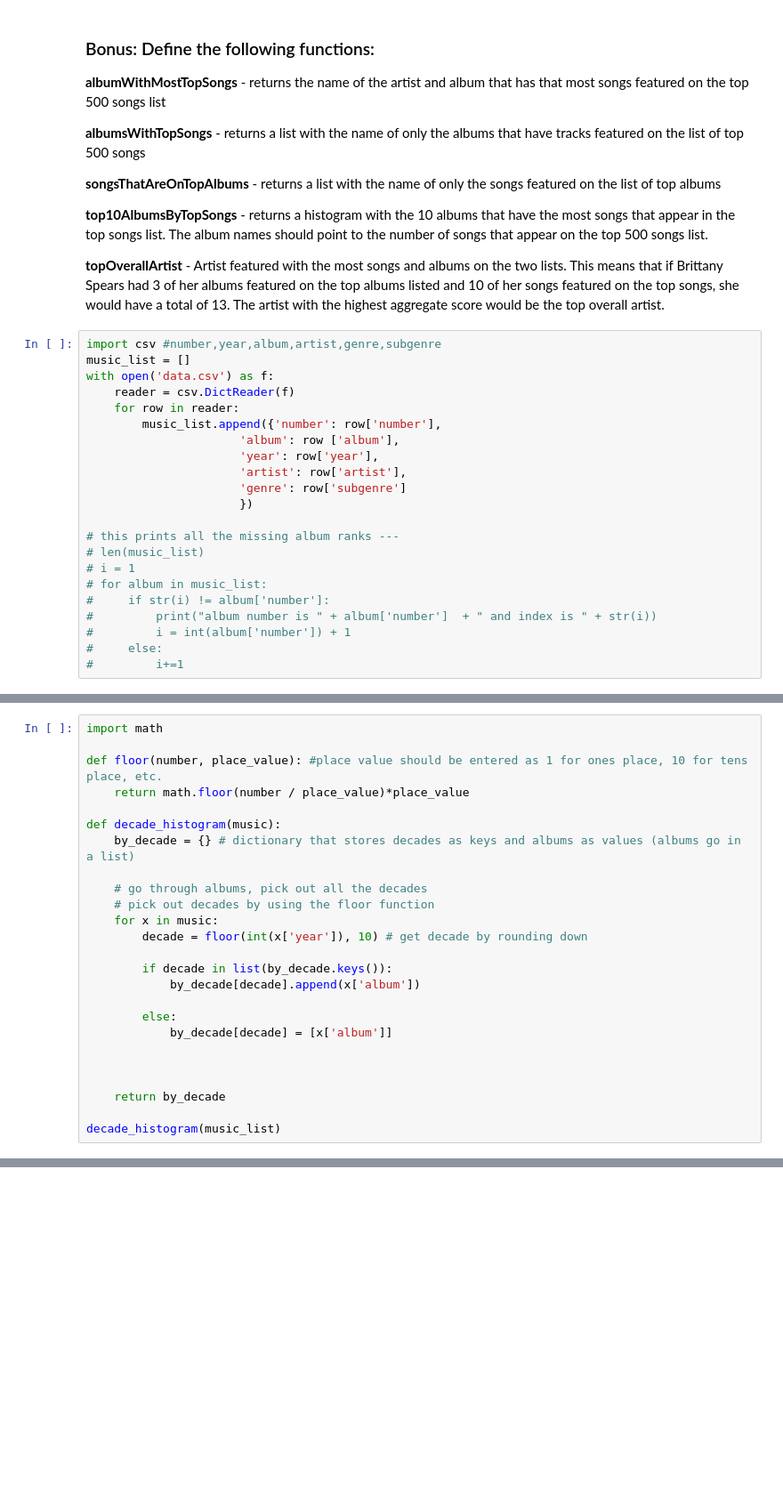
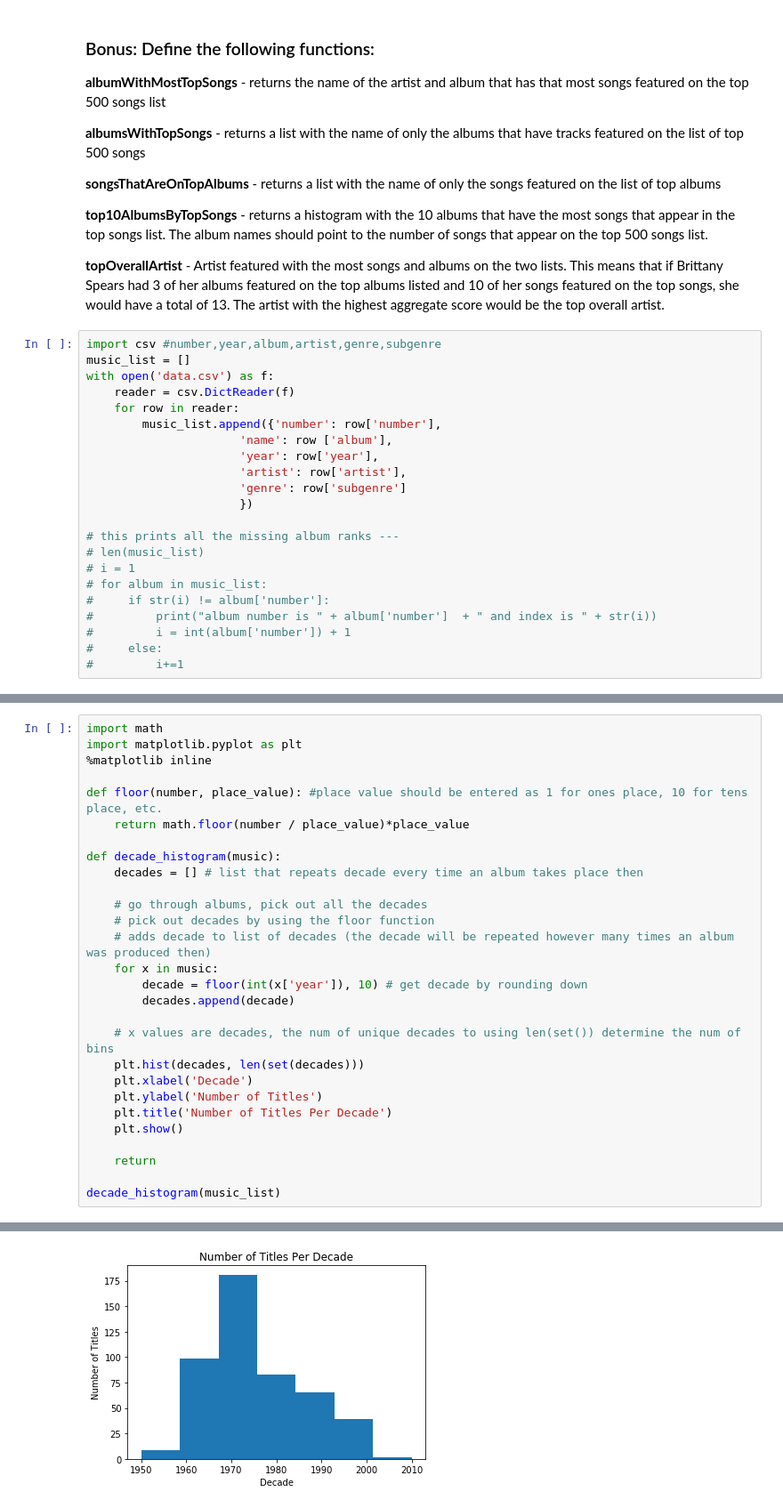
Before and after one commit to h-parker/nyc-mhtn-ds-071519-lectures, a Jupyter notebook: week-1/rolling-stones/rolling-stones.ipynb, the cells around one changed output, grey strips where cells are left out. Shown at 89% size. Saved outputs shown, nothing was run; the diff lists cells and outputs as text; blank space fills up the shorter version.

```diff
--- a/week-1/rolling-stones/rolling-stones.ipynb
+++ b/week-1/rolling-stones/rolling-stones.ipynb
@@ -110,7 +110,7 @@ with open('data.csv') as f:
     reader = csv.DictReader(f)
     for row in reader:
         music_list.append({'number': row['number'],
-                      'album': row ['album'],
+                      'name': row ['album'],
                       'year': row['year'],
                       'artist': row['artist'],
                       'genre': row['subgenre']
@@ -297,26 +289,29 @@ most_pop_word()
 # %%
 import math
+import matplotlib.pyplot as plt
+%matplotlib inline
 
 def floor(number, place_value): #place value should be entered as 1 for ones place, 10 for tens place, etc.
     return math.floor(number / place_value)*place_value
 
 def decade_histogram(music):
-    by_decade = {} # dictionary that stores decades as keys and albums as values (albums go in a list)
+    decades = [] # list that repeats decade every time an album takes place then
 
     # go through albums, pick out all the decades
     # pick out decades by using the floor function
+    # adds decade to list of decades (the decade will be repeated however many times an album was produced then)
     for x in music:
         decade = floor(int(x['year']), 10) # get decade by rounding down
+        decades.append(decade)
 
-        if decade in list(by_decade.keys()):
-            by_decade[decade].append(x['album'])
+    # x values are decades, the num of unique decades to using len(set()) determine the num of bins
+    plt.hist(decades, len(set(decades)))
+    plt.xlabel('Decade')
+    plt.ylabel('Number of Titles')
+    plt.title('Number of Titles Per Decade')
+    plt.show()
 
-        else:
-            by_decade[decade] = [x['album']]
-
-
-
-    return by_decade
+    return
 
 decade_histogram(music_list)
 # %% [output]
@@ -339,0 +318 @@ decade_histogram(music_list)
+[figure, added]
```
Also changed, not shown: parts of 14 cells of this notebook.
